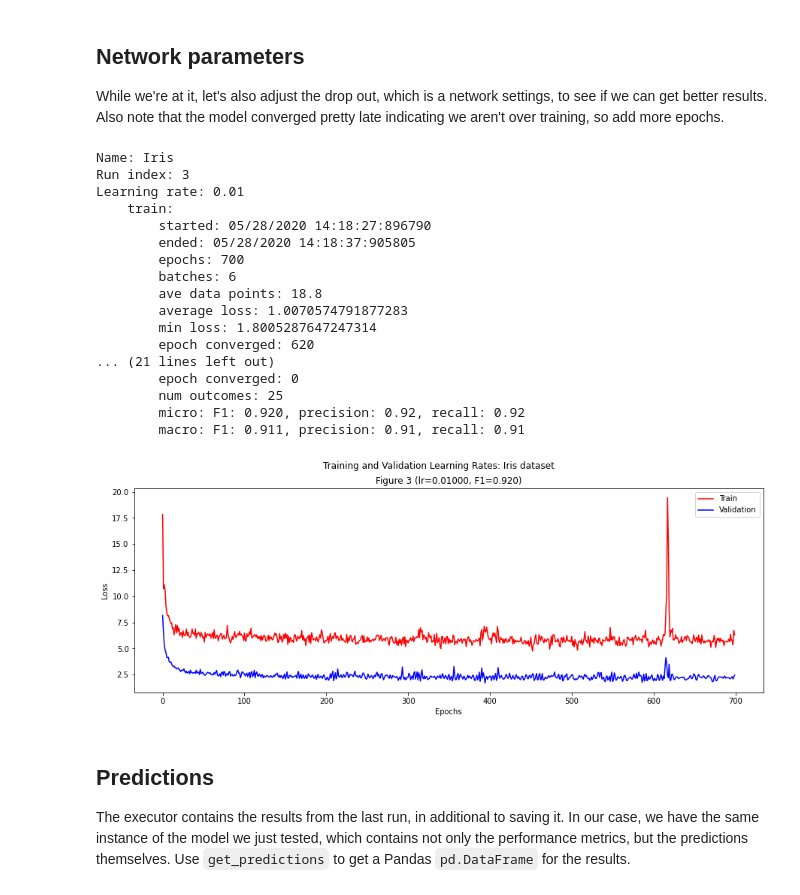
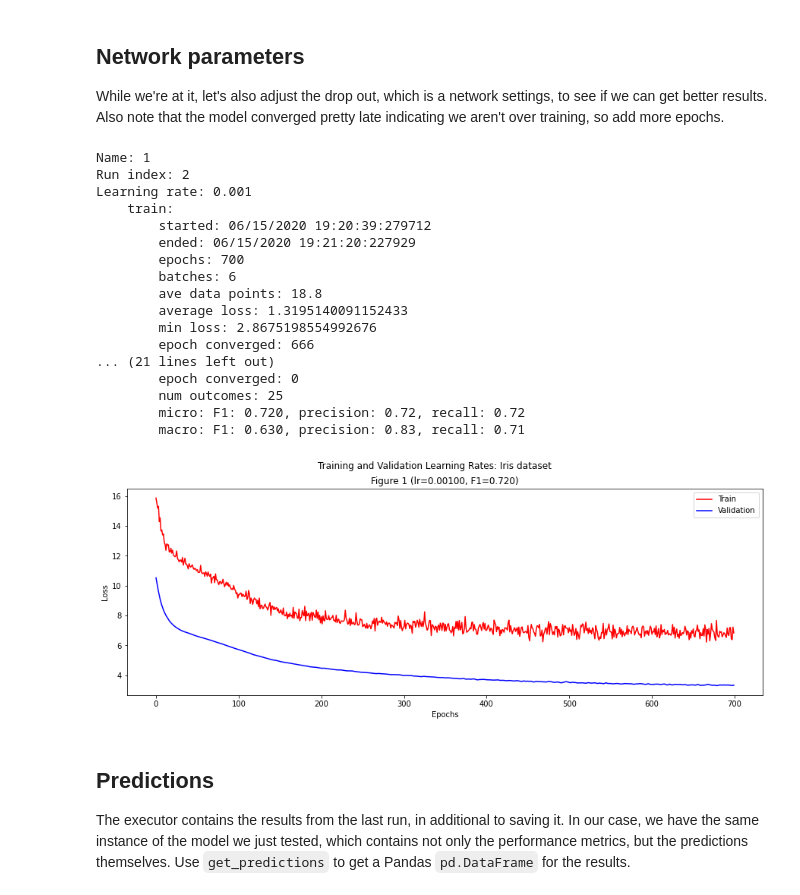
Before and after one commit to plandes/deeplearn, a Jupyter notebook: notebook/iris.ipynb, the cells around one changed output. Saved outputs shown, nothing was run; the diff lists cells and outputs as text; code cells hidden in the pictures.

```diff
--- a/notebook/iris.ipynb
+++ b/notebook/iris.ipynb
@@ -133,8 +140,8 @@ def run_model():
     grapher.plot([res])
 
 # set the number of epochs and learning rate, which are both model parameters
-executor.set_model_parameter('epochs', 200)
-executor.set_model_parameter('learning_rate', .05)
+executor.model_settings.epochs = 30
+executor.model_settings.learning_rate = .01
 
 # run the model with the new
 run_model()
@@ -163,29 +170,29 @@ Learning rate: 0.05
 While we're at it, let's also adjust the drop out, which is a network settings, to see if we can get better results.  Also note that the model converged pretty late indicating we aren't over training, so add more epochs.
 # %%
 # set a network parameter
-executor.set_network_parameter('dropout', 0.2)
-executor.set_model_parameter('epochs', 700)
-executor.set_model_parameter('learning_rate', .01)
+executor.net_settings.dropout = 0.1
+executor.model_settings.epochs = 700
+executor.model_settings.learning_rate = .001
 run_model()
 # %% [output]
-Name: Iris
-Run index: 3
-Learning rate: 0.01
+Name: 1
+Run index: 2
+Learning rate: 0.001
     train:
-        started: 05/28/2020 14:18:27:896790
-        ended: 05/28/2020 14:18:37:905805
+        started: 06/15/2020 19:20:39:279712
+        ended: 06/15/2020 19:21:20:227929
         epochs: 700
         batches: 6
         ave data points: 18.8
-        average loss: 1.0070574791877283
-        min loss: 1.8005287647247314
-        epoch converged: 620
+        average loss: 1.3195140091152433
+        min loss: 2.8675198554992676
+        epoch converged: 666
 ... (21 lines left out)
         epoch converged: 0
         num outcomes: 25
-        micro: F1: 0.920, precision: 0.92, recall: 0.92
-        macro: F1: 0.911, precision: 0.91, recall: 0.91
+        micro: F1: 0.720, precision: 0.72, recall: 0.72
+        macro: F1: 0.630, precision: 0.83, recall: 0.71
-[figure, old version]
+[figure, new version]
 # %% [markdown]
 ## Predictions
 
```
Also changed, not shown: parts of 5 cells of this notebook, 2 other files.
